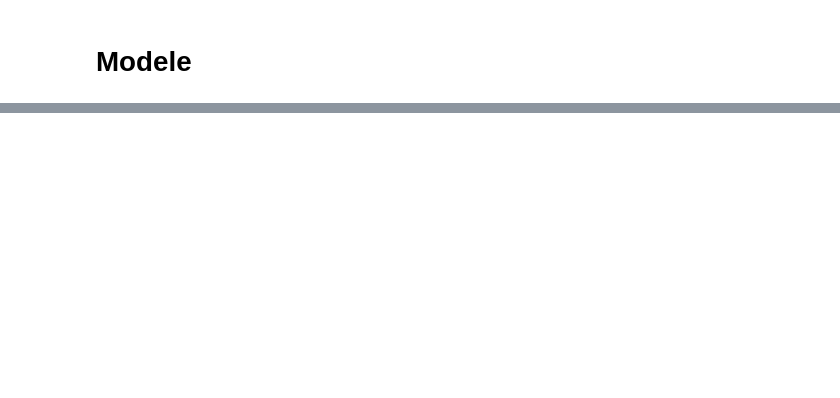
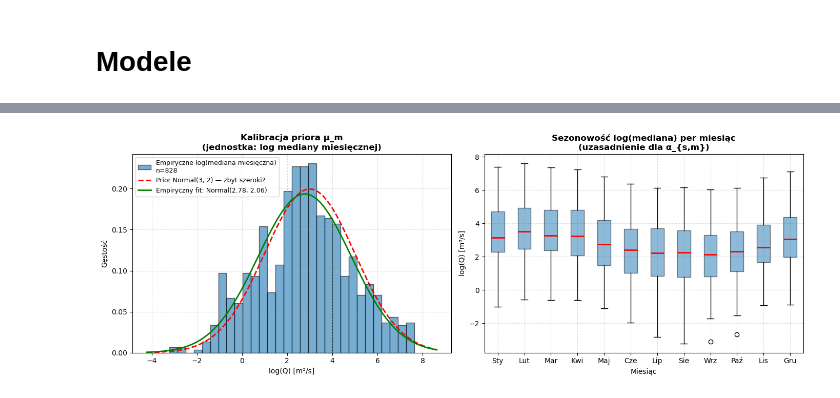
Before and after one commit to pjerzyna/Data-Analytics-Project, a Jupyter notebook: main.ipynb, the cells around one changed output, grey strips where cells are left out. Cells and saved outputs as stored; diff of their text form; code cells hidden in the pictures; blank space fills up the shorter version.

Commit message:
priors

```diff
--- a/main.ipynb
+++ b/main.ipynb
@@ -431,0 +688,82 @@ Jakie sa stany alarmowe dla stacji, których dane posiadamy?
+# %%
+# Lepszy wykres 2: rozkład log(mediany miesięcznej) per stacja
+monthly_log_medians = []
+
+for file_path in sorted(csv_dir.glob("*.csv")):
+    try:
+        df = pd.read_csv(file_path)
+        df_clean = df[df['Value'] != -999.000].copy()
+        df_clean['Value'] = pd.to_numeric(df_clean['Value'], errors='coerce')
+        df_clean['Date'] = pd.to_datetime(df_clean['Date'])
+        df_clean['month'] = df_clean['Date'].dt.month
+
+        for month, grp in df_clean.groupby('month'):
+            med = grp['Value'].median()
+            if med > 0:
+                monthly_log_medians.append(np.log(med))
+    except:
+        pass
+
+monthly_log_medians = np.array(monthly_log_medians)
+
+fig, axes = plt.subplots(1, 2, figsize=(14, 5), dpi=100)
+
+# --- Panel lewy: empiria vs Twój prior ---
+axes[0].hist(monthly_log_medians, bins=30, density=True,
+             color='#1f77b4', alpha=0.6, edgecolor='black',
+             label=f'Empiryczne log(mediana miesięczna)\nn={len(monthly_log_medians)}')
+
+emp_mu    = monthly_log_medians.mean()
+emp_sigma = monthly_log_medians.std()
+
+x = np.linspace(monthly_log_medians.min() - 1, monthly_log_medians.max() + 1, 300)
+
+# Prior który kalibrujesz
+axes[0].plot(x, stats.norm.pdf(x, 3.0, 2.0), 'r--', lw=2,
+             label='Prior Normal(3, 2) — zbyt szeroki?')
+# Prior dopasowany do danych
+axes[0].plot(x, stats.norm.pdf(x, emp_mu, emp_sigma), 'g-', lw=2,
+             label=f'Empiryczny fit: Normal({emp_mu:.2f}, {emp_sigma:.2f})')
+
+axes[0].set_title("Kalibracja priora μ_m\n(jednostka: log mediany miesięcznej)", weight='bold')
+axes[0].set_xlabel("log(Q) [m³/s]")
+axes[0].set_ylabel("Gęstość")
+axes[0].legend(fontsize=9)
+axes[0].grid(True, linestyle='--', alpha=0.4)
+
+# --- Panel prawy: sezonowość — czy prior powinien być jeden dla wszystkich miesięcy? ---
+monthly_means_by_month = {}
+for file_path in sorted(csv_dir.glob("*.csv")):
+    try:
+        df = pd.read_csv(file_path)
+        df_clean = df[df['Value'] != -999.000].copy()
+        df_clean['Value'] = pd.to_numeric(df_clean['Value'], errors='coerce')
+        df_clean['Date'] = pd.to_datetime(df_clean['Date'])
+        df_clean['month'] = df_clean['Date'].dt.month
+        for month, grp in df_clean.groupby('month'):
+            med = grp['Value'].median()
+            if med > 0:
+                monthly_means_by_month.setdefault(month, []).append(np.log(med))
+    except:
+        pass
+
+months = sorted(monthly_means_by_month.keys())
+bp_data = [monthly_means_by_month[m] for m in months]
+month_names = ['Sty','Lut','Mar','Kwi','Maj','Cze','Lip','Sie','Wrz','Paź','Lis','Gru']
+
+axes[1].boxplot(bp_data, labels=[month_names[m-1] for m in months], patch_artist=True,
+                boxprops=dict(facecolor='#1f77b4', alpha=0.5),
+                medianprops=dict(color='red', lw=2))
+axes[1].set_title("Sezonowość log(mediana) per miesiąc\n(uzasadnienie dla α_{s,m})", weight='bold')
+axes[1].set_xlabel("Miesiąc")
+axes[1].set_ylabel("log(Q) [m³/s]")
+axes[1].grid(True, linestyle='--', alpha=0.4)
+
+plt.tight_layout()
+plt.show()
+
+print(f"\n📐 Sugerowane hyperprior na podstawie danych:")
+print(f"   μ_m ~ Normal({emp_mu:.2f}, 1.0)   ← lokacja")
+print(f"   σ_m ~ HalfNormal({emp_sigma:.2f})  ← zmienność między stacjami")
+# %% [output]
+[figure, added]
```
Also changed, not shown: parts of 15 cells of this notebook, 8 other files.
